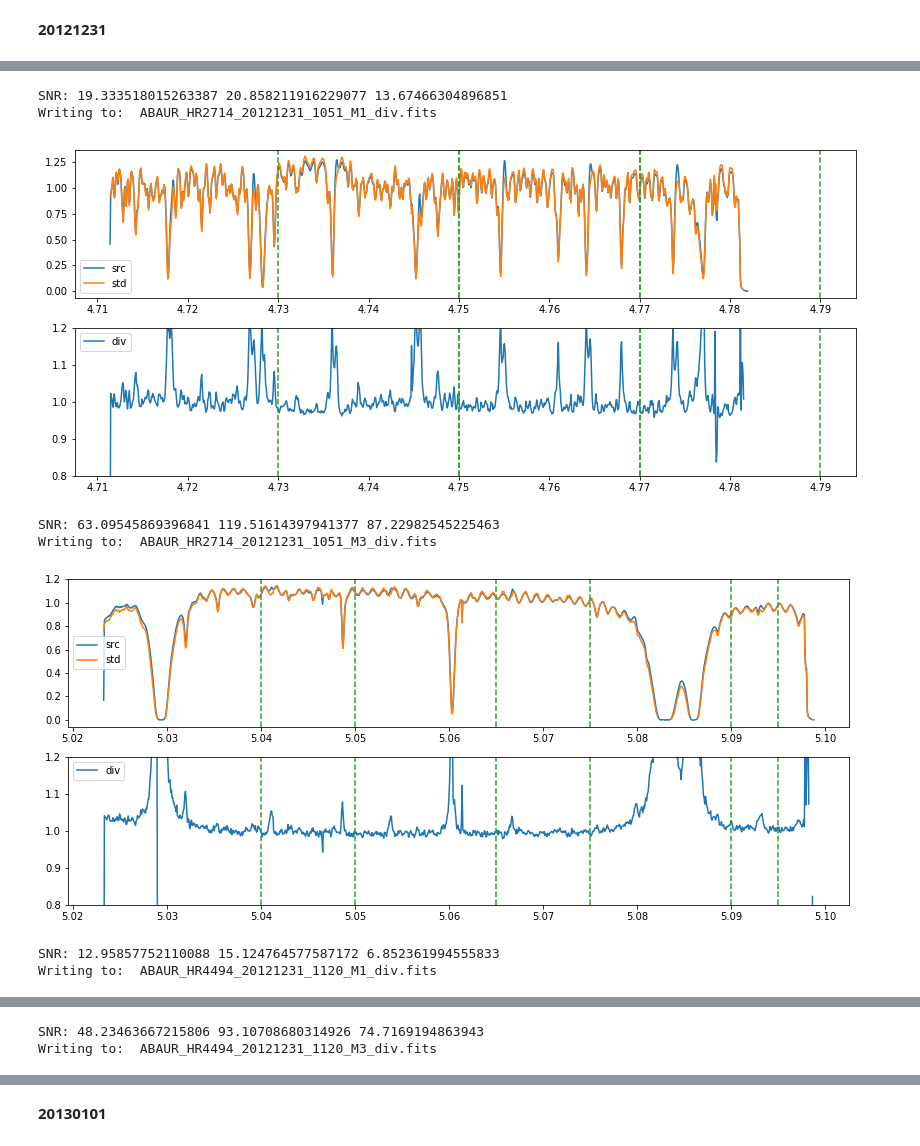
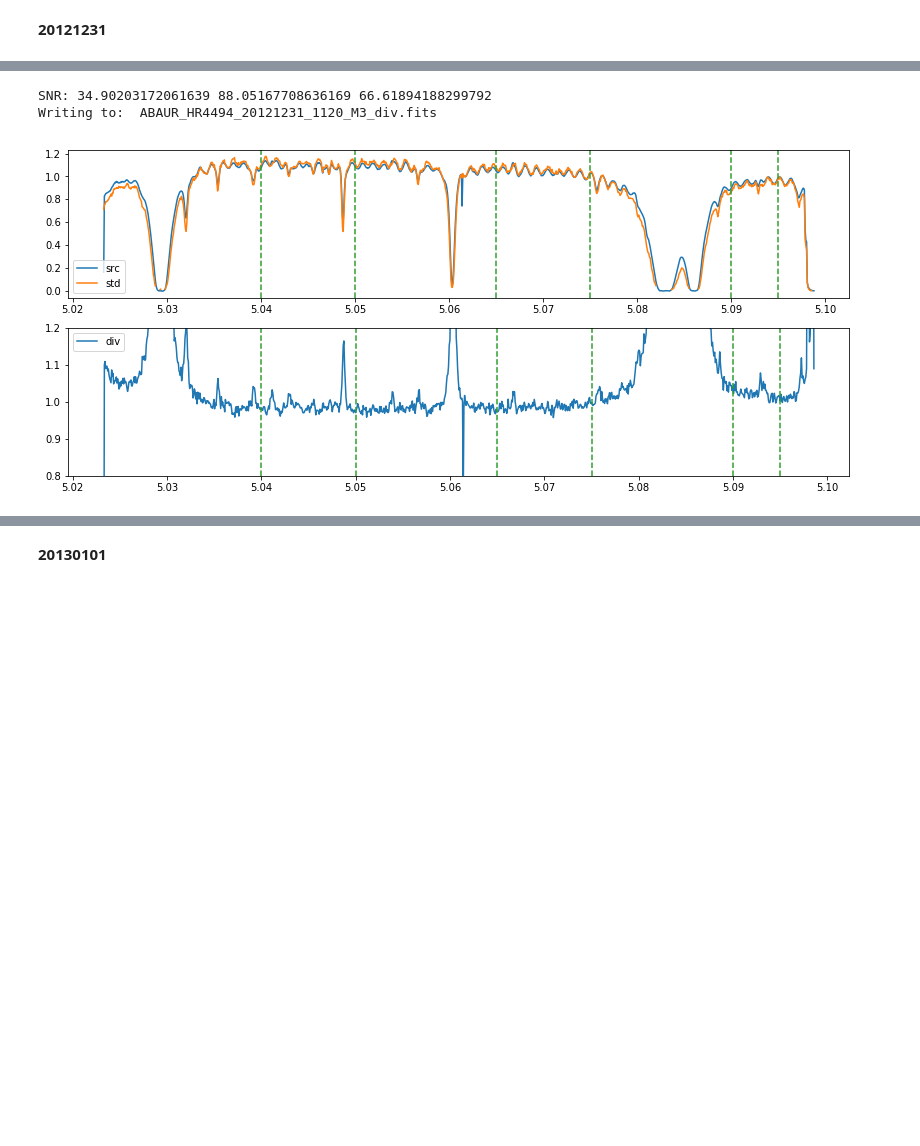
Before and after one commit to hanmars1822/summer_research, a Jupyter notebook: telluric_correction_abaur.ipynb, the cells around one changed output, grey strips where cells are left out. Cells and saved outputs as stored; diff of their text form; code cells hidden in the pictures; blank space fills up the shorter version.

```diff
--- a/telluric_correction_abaur.ipynb
+++ b/telluric_correction_abaur.ipynb
@@ -142,9 +76,9 @@ Writing to:  ABAUR_HR383_20101214_1057_M3_div.fits
 # %% [markdown]
 **20121231**
 # %%
-datadir='/Users/hanna/Desktop/URSI/Summer_Research/data/data/'
+datadir='/Users/hanna/Desktop/URSI/data/data/'
 filelist=glob.glob(datadir+'*20121231*.fits')
 for i,file in enumerate(filelist):
     filename=(file.split('/'))[-1]
     hdulist=fits.open(file)
-    print(filename,hdulist[0].header['AIRMASS'],hdulist[0].header['FILNAME'],hdulist[0].header['WAVA_POS'])
+    #print(filename,hdulist[0].header['AIRMASS'],hdulist[0].header['FILNAME'],hdulist[0].header['WAVA_POS'])
@@ -169,26 +85,21 @@ data\TWHYA_20121231_1430_spec1d2.fits 1.72379 M-WIDE-AO 5.023287
 # %%
 #20121231
 srcfile='ABAUR_20121231_1051_spec1d1.fits'
 stdfile='HR2714_20121231_1330_spec1d1.fits'
-out=divspec(datadir, srcfile, stdfile, dtau=0.0, dpix=-0.0, mode='M1')
+#out=divspec(datadir, srcfile, stdfile, dtau=0, dpix=0.3, mode='M1')
 
 srcfile='ABAUR_20121231_1051_spec1d2.fits'
 stdfile='HR2714_20121231_1330_spec1d2.fits'
-out=divspec(datadir, srcfile, stdfile, dtau=0.0, dpix=-0.1, mode='M3')
+#out=divspec(datadir, srcfile, stdfile, dtau=0.3, dpix=-0.1, mode='M3') this is gross fix later
 
 srcfile='ABAUR_20121231_1120_spec1d1.fits'
 stdfile='HR4494_20121231_1456_spec1d1.fits'
-out=divspec(datadir, srcfile, stdfile, dtau=0.00, dpix=-0.2, mode='M1')
+#out=divspec(datadir, srcfile, stdfile, dtau=0.05, dpix=-0.2, mode='M1')
 
 srcfile='ABAUR_20121231_1120_spec1d2.fits'
 stdfile='HR4494_20121231_1456_spec1d2.fits'
-out=divspec(datadir, srcfile, stdfile, dtau=0.01, dpix=-0.1, mode='M3')
+out=divspec(datadir, srcfile, stdfile, dtau=0.09, dpix=-0.1, mode='M3')
 # %% [output]
-SNR: 19.333518015263387 20.858211916229077 13.67466304896851
-Writing to:  ABAUR_HR2714_20121231_1051_M1_div.fits
+SNR: 34.90203172061639 88.05167708636169 66.61894188299792
+Writing to:  ABAUR_HR4494_20121231_1120_M3_div.fits
-[figure, old version]
+[figure, new version]
-SNR: 63.09545869396841 119.51614397941377 87.22982545225463
-Writing to:  ABAUR_HR2714_20121231_1051_M3_div.fits
-[figure, removed]
-SNR: 12.95857752110088 15.124764577587172 6.852361994555833
-Writing to:  ABAUR_HR4494_20121231_1120_M1_div.fits
@@ -196,2 +105,0 @@ Writing to:  ABAUR_HR4494_20121231_1120_M1_div.fits
-SNR: 48.23463667215806 93.10708680314926 74.7169194863943
-Writing to:  ABAUR_HR4494_20121231_1120_M3_div.fits
```
Also changed, not shown: parts of 19 cells of this notebook, 2 other files.
